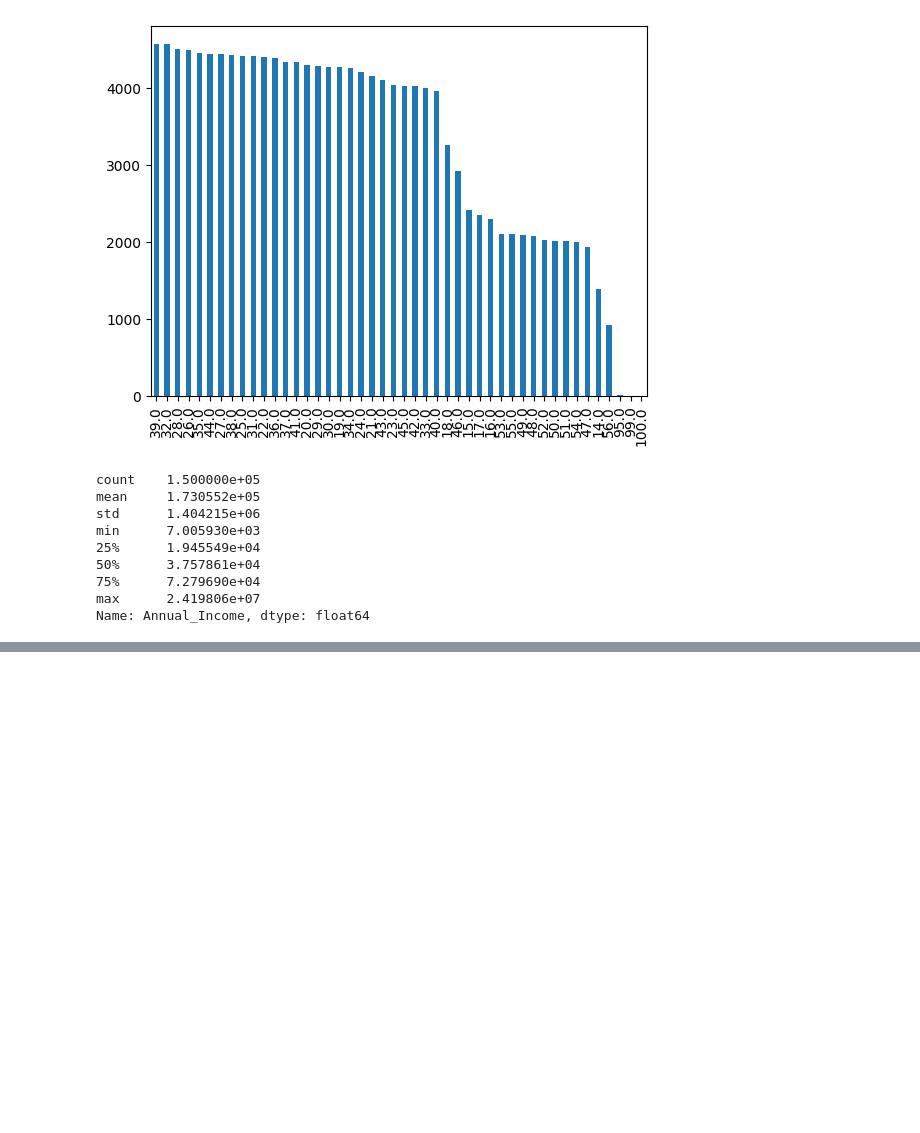
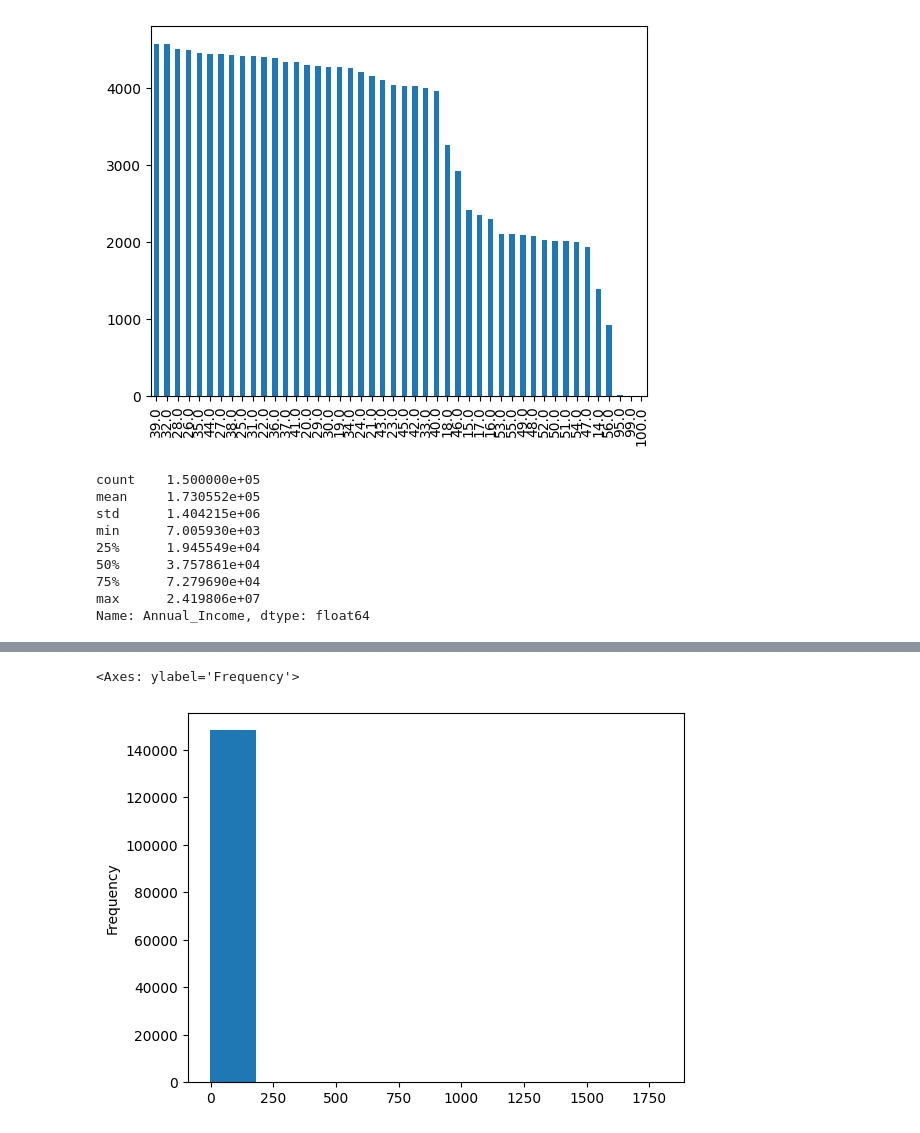
Before and after one commit to WnagZ/vis-and-dm, a Jupyter notebook: outliers.ipynb, the cells around one changed output, grey strips where cells are left out. Drawn from its saved outputs; the diff is of its cells as text; code cells hidden in the pictures; blank space fills up the shorter version.

```diff
--- a/outliers.ipynb
+++ b/outliers.ipynb
@@ -85,0 +127,5 @@ df.Annual_Income.plot(kind='line')
+# %%
+df["Num_Bank_Accounts"].plot(kind="hist")
+# %% [output]
+<Axes: ylabel='Frequency'>
+[figure, added]
```
Also changed, not shown: parts of 13 cells of this notebook.
